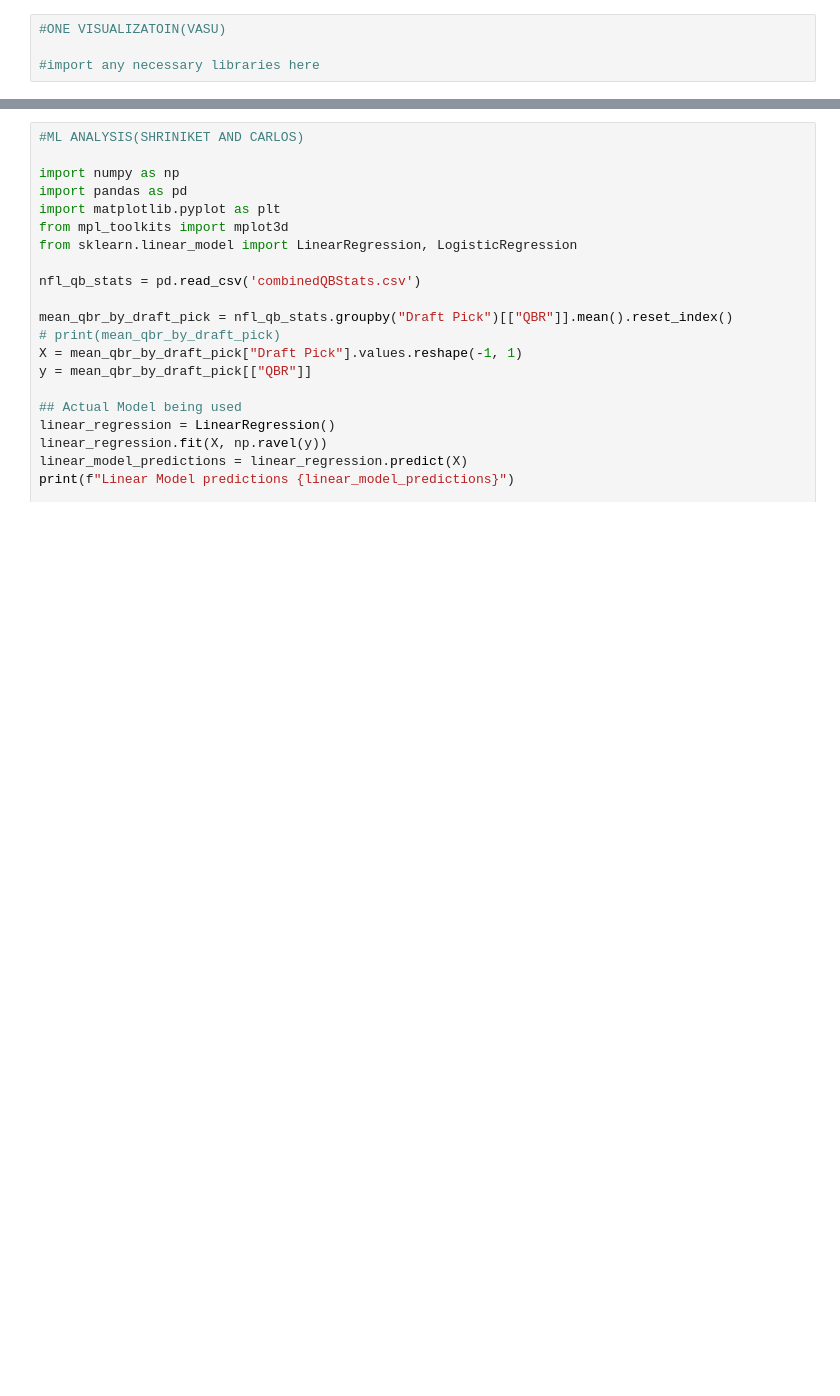
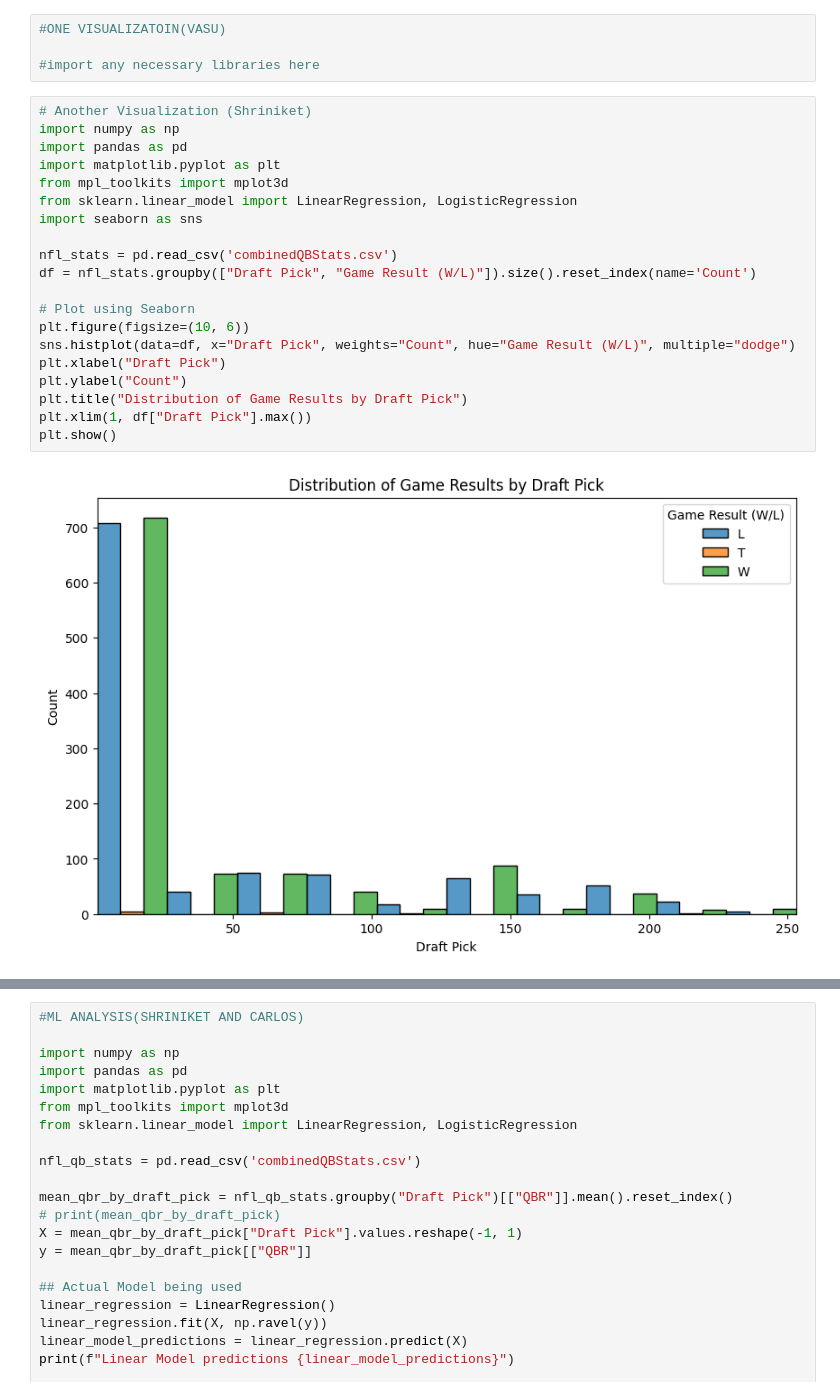
Before and after one commit to cs418-fa24/project-check-in-team-8, a Jupyter notebook: project_check_in_outline.ipynb, the cells around one changed output, grey strips where cells are left out. Saved outputs shown, nothing was run; the diff lists cells and outputs as text; blank space fills up the shorter version.

Commit message:
Shriniket Visualization

```diff
--- a/project_check_in_outline.ipynb
+++ b/project_check_in_outline.ipynb
@@ -46,3 +46,25 @@ Our primary goal is to explore any correlation between a quarterback’s draft p
 #ONE VISUALIZATOIN(VASU)
 
 #import any necessary libraries here
+# %%
+# Another Visualization (Shriniket)
+import numpy as np
+import pandas as pd
+import matplotlib.pyplot as plt
+from mpl_toolkits import mplot3d
+from sklearn.linear_model import LinearRegression, LogisticRegression
+import seaborn as sns
+
+nfl_stats = pd.read_csv('combinedQBStats.csv')
+df = nfl_stats.groupby(["Draft Pick", "Game Result (W/L)"]).size().reset_index(name='Count')
+
+# Plot using Seaborn
+plt.figure(figsize=(10, 6))
+sns.histplot(data=df, x="Draft Pick", weights="Count", hue="Game Result (W/L)", multiple="dodge")
+plt.xlabel("Draft Pick")
+plt.ylabel("Count")
+plt.title("Distribution of Game Results by Draft Pick")
+plt.xlim(1, df["Draft Pick"].max())
+plt.show()
+# %% [output]
+[figure, added]
```
Also changed, not shown: parts of 1 cell of this notebook.
